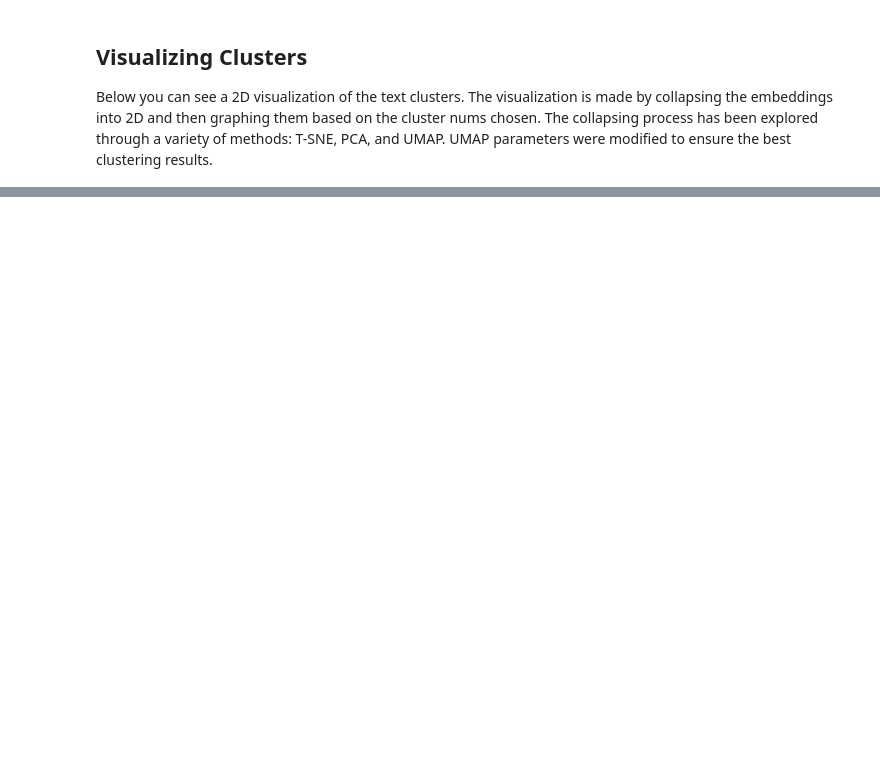
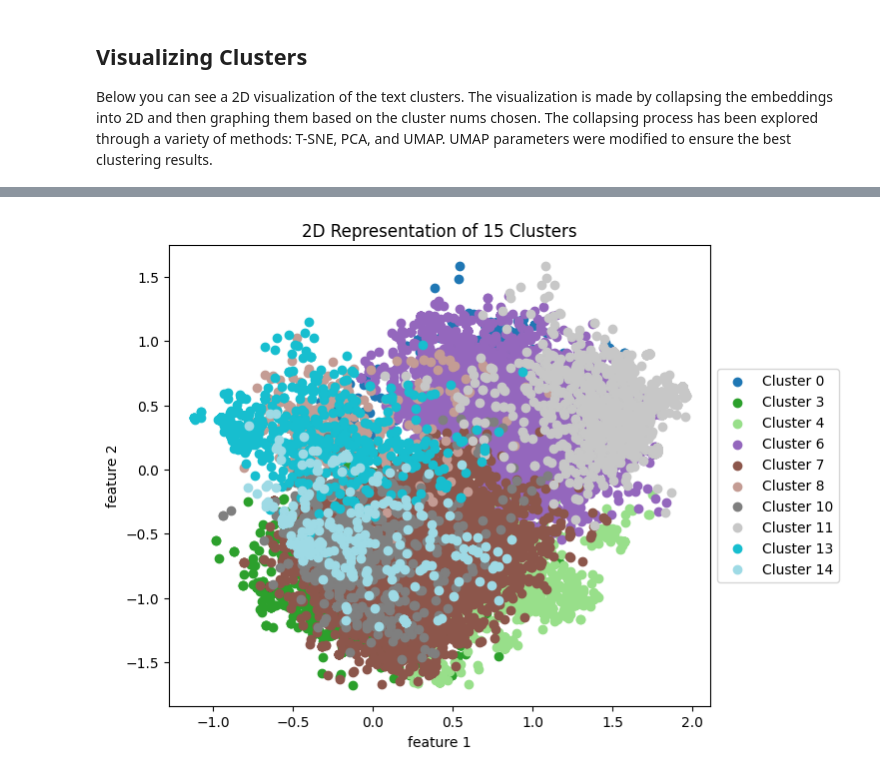
Before and after one commit to zstephe/zstephe.github.io, a Jupyter notebook: Glyph/visualization.ipynb, the cells around one changed output, grey strips where cells are left out. Cells and saved outputs as stored; diff of their text form; code cells hidden in the pictures; blank space fills up the shorter version.

```diff
--- a/Glyph/visualization.ipynb
+++ b/Glyph/visualization.ipynb
@@ -160,0 +99,4 @@ Cluster 0
+# %%
+visualize2D(newEmbeddings2D,df,15,ignore=[1,2,5,9,12],savefig=True)
+# %% [output]
+[figure, added]
```
Also changed, not shown: parts of 12 cells of this notebook, 5 other files.
